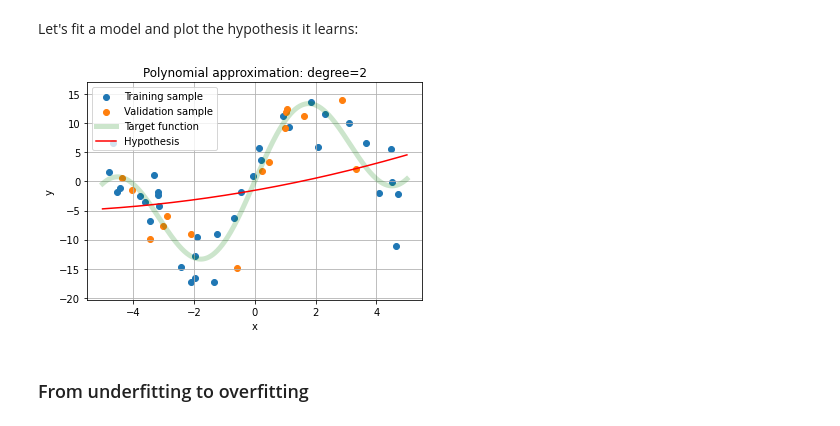
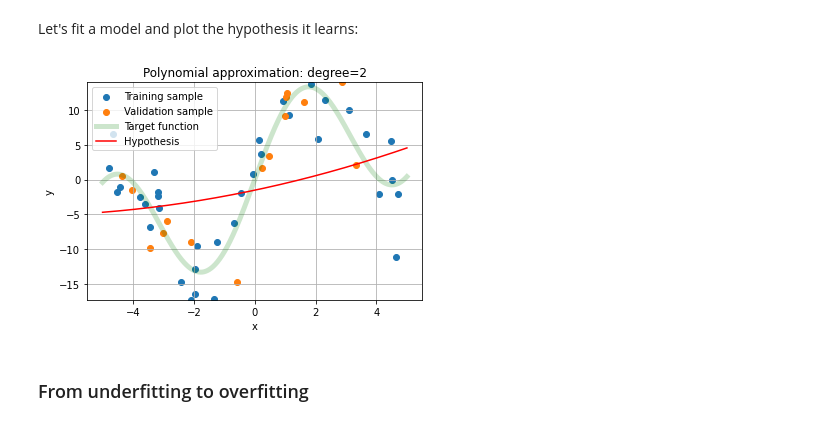
Before and after one commit to alaksiej-karalou/rsschool-ml-2022q1-public, a Jupyter notebook: 4/overfitting_regularization.ipynb, the cells around one changed output. Saved outputs shown, nothing was run; the diff lists cells and outputs as text; code cells hidden in the pictures.

```diff
--- a/4/overfitting_regularization.ipynb
+++ b/4/overfitting_regularization.ipynb
@@ -138,20 +150,21 @@ Let's fit a model and plot the hypothesis it learns:
 # %%
 def plot_fit(model):
     degree = model['pol'].degree
     X_range = np.linspace(*RANGE, 1000).reshape(-1, 1)
     y_pred = model.predict(X_range)
     plot_scatter(X_train, y_train, label='Training sample')
     plot_scatter(X_valid, y_valid, label='Validation sample')
     plt.plot(X_range, target_function(X_range), c='green', alpha=0.2, lw=5, label='Target function')
     plt.plot(X_range, y_pred, c='red', label='Hypothesis')
-    plt.ylim((min(y) - 3, max(y) + 3))
+    plt.ylim((min(y), max(y)))
     plt.legend(loc='best')
     plt.title(f'Polynomial approximation: degree={degree}')
     plt.show()
 
+
 plot_fit(make_model(degree=2).fit(X_train, y_train))
 # %% [output]
-[figure, old version]
+[figure, new version]
 # %% [markdown]
 ### From underfitting to overfitting
 # %% [markdown]
```
Also changed, not shown: parts of 91 cells of this notebook.
